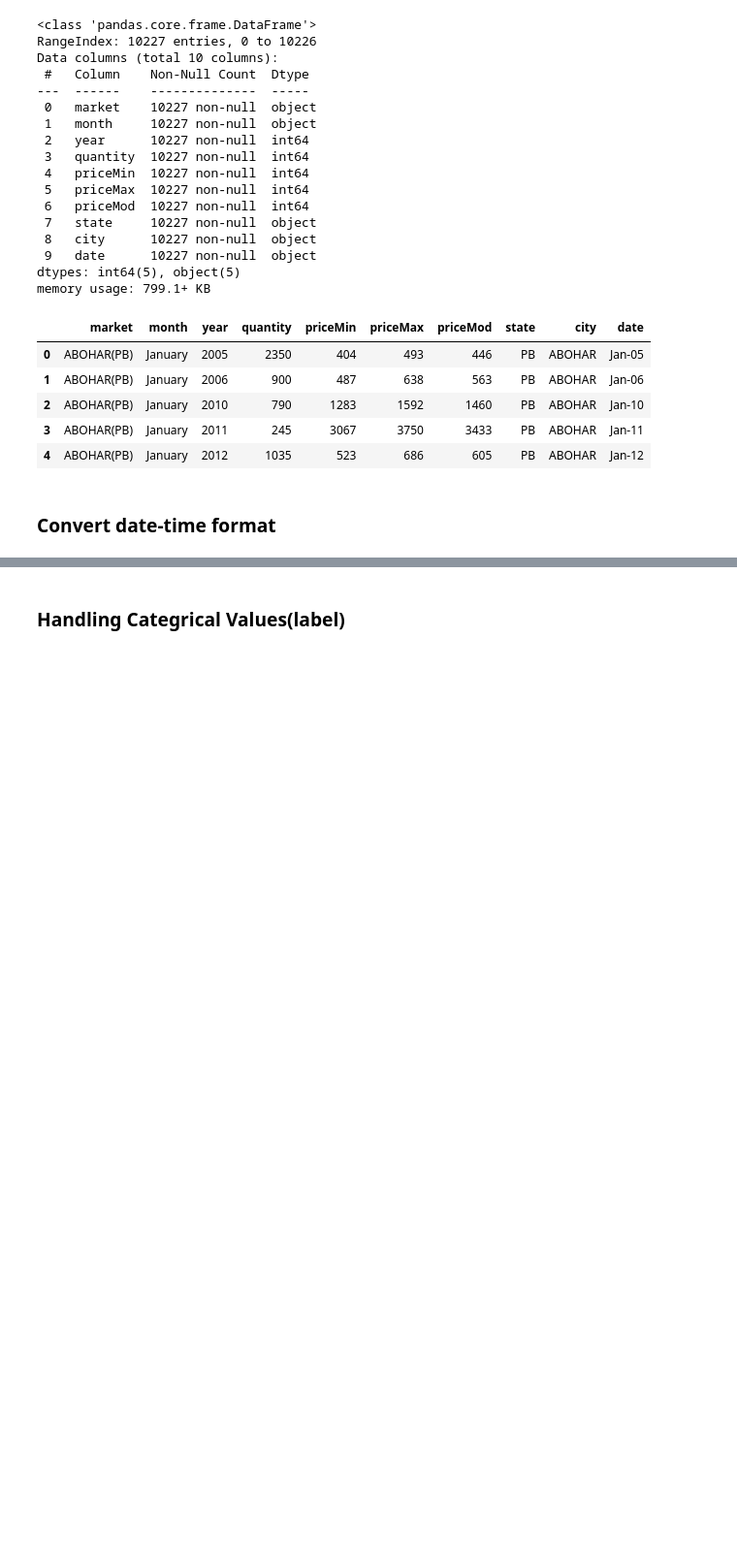
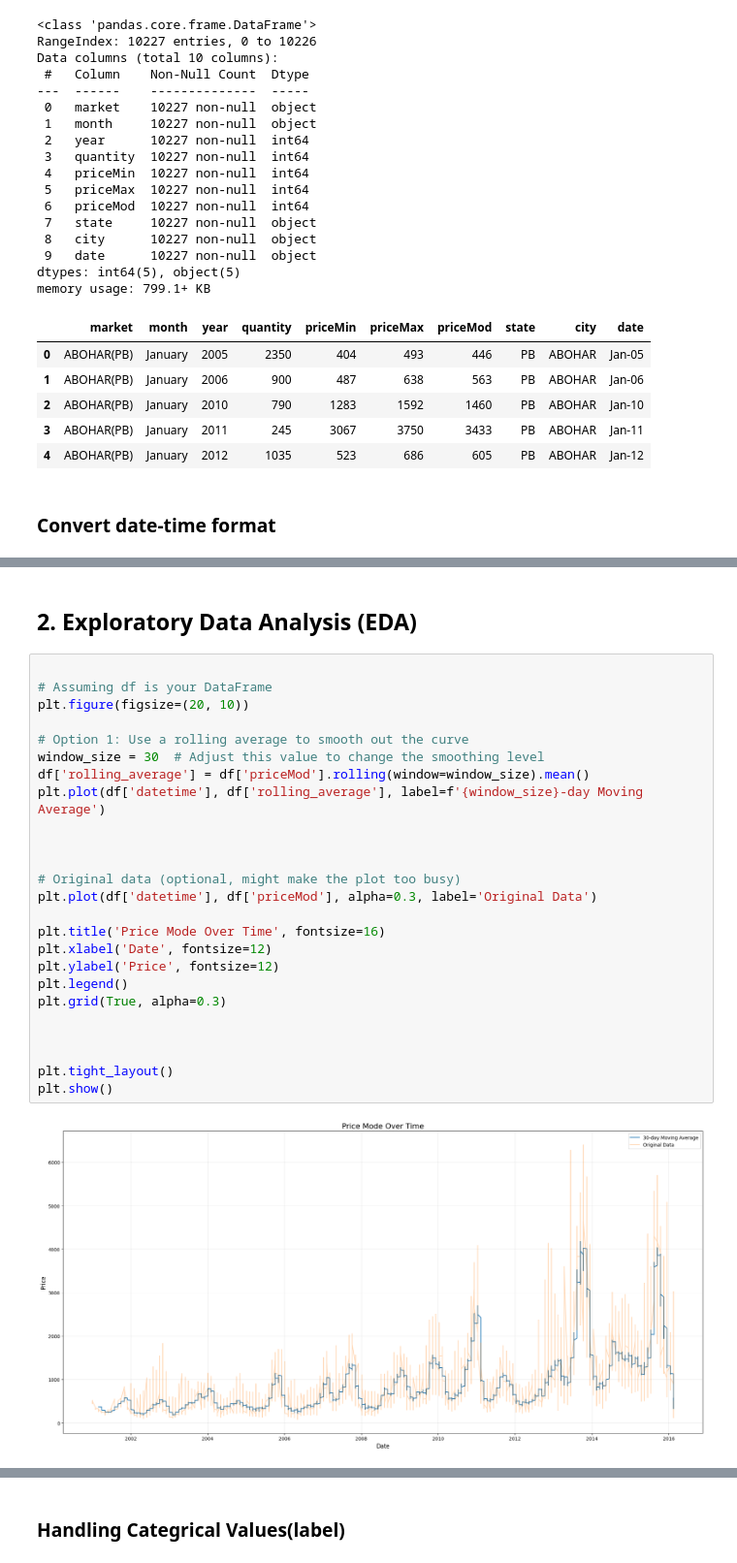
Before and after one commit to Zesmat/Market-Price-Prediction, a Jupyter notebook: Market_price2.ipynb, the cells around one changed output, grey strips where cells are left out. Shown at 97% size. Saved outputs shown, nothing was run; the diff lists cells and outputs as text; blank space fills up the shorter version.

```diff
--- a/Market_price2.ipynb
+++ b/Market_price2.ipynb
@@ -92,0 +124,29 @@ memory usage: 719.1+ KB
+# %% [markdown]
+## 2. Exploratory Data Analysis (EDA)
+# %%
+
+# Assuming df is your DataFrame
+plt.figure(figsize=(20, 10))
+
+# Option 1: Use a rolling average to smooth out the curve
+window_size = 30  # Adjust this value to change the smoothing level
+df['rolling_average'] = df['priceMod'].rolling(window=window_size).mean()
+plt.plot(df['datetime'], df['rolling_average'], label=f'{window_size}-day Moving Average')
+
+
+
+# Original data (optional, might make the plot too busy)
+plt.plot(df['datetime'], df['priceMod'], alpha=0.3, label='Original Data')
+
+plt.title('Price Mode Over Time', fontsize=16)
+plt.xlabel('Date', fontsize=12)
+plt.ylabel('Price', fontsize=12)
+plt.legend()
+plt.grid(True, alpha=0.3)
+
+
+
+plt.tight_layout()
+plt.show()
+# %% [output]
+[figure, added]
```
Also changed, not shown: parts of 25 cells of this notebook.
